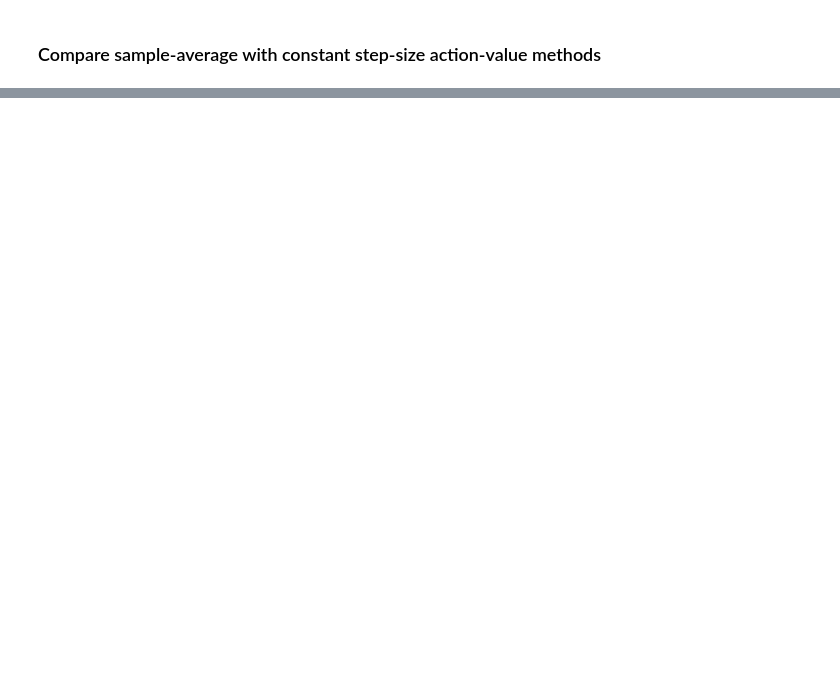
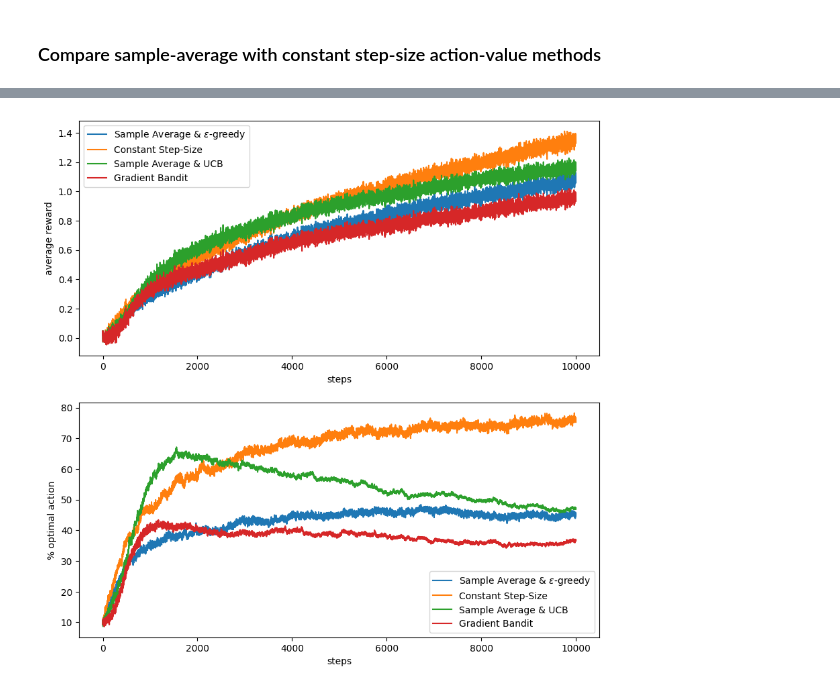
Before and after one commit to alex-ortan/RL_sutton_barto, a Jupyter notebook: ch2/k-armed_bandit_UBC.ipynb, the cells around one changed output, grey strips where cells are left out. Saved outputs shown, nothing was run; the diff lists cells and outputs as text; code cells hidden in the pictures; blank space fills up the shorter version.

Commit message:
added gradient bandit agent

```diff
--- a/ch2/k-armed_bandit_UBC.ipynb
+++ b/ch2/k-armed_bandit_UBC.ipynb
@@ -233,0 +190,24 @@ Wall time: 3min 46s
+# %%
+plt.figure(figsize=(10, 10))
+
+plt.subplot(2, 1, 1)
+plt.plot(average_rewards[0], label="Sample Average & $\\epsilon$-greedy")
+plt.plot(average_rewards[1], label="Constant Step-Size")
+plt.plot(average_rewards[2], label="Sample Average & UCB")
+plt.plot(average_rewards[3], label="Gradient Bandit")
+plt.xlabel("steps")
+plt.ylabel("average reward")
+plt.legend()
+
+plt.subplot(2, 1, 2)
+plt.plot(percent_optimal_actions[0], label="Sample Average & $\\epsilon$-greedy")
+plt.plot(percent_optimal_actions[1], label="Constant Step-Size")
+plt.plot(percent_optimal_actions[2], label="Sample Average & UCB")
+plt.plot(percent_optimal_actions[3], label="Gradient Bandit")
+plt.xlabel("steps")
+plt.ylabel("% optimal action")
+plt.legend()
+
+plt.savefig('../images/figure_2_2_ns_UCB.png', bbox_inches="tight")
+# %% [output]
+[figure, added]
```
Also changed, not shown: parts of 7 cells of this notebook, 3 other files.
